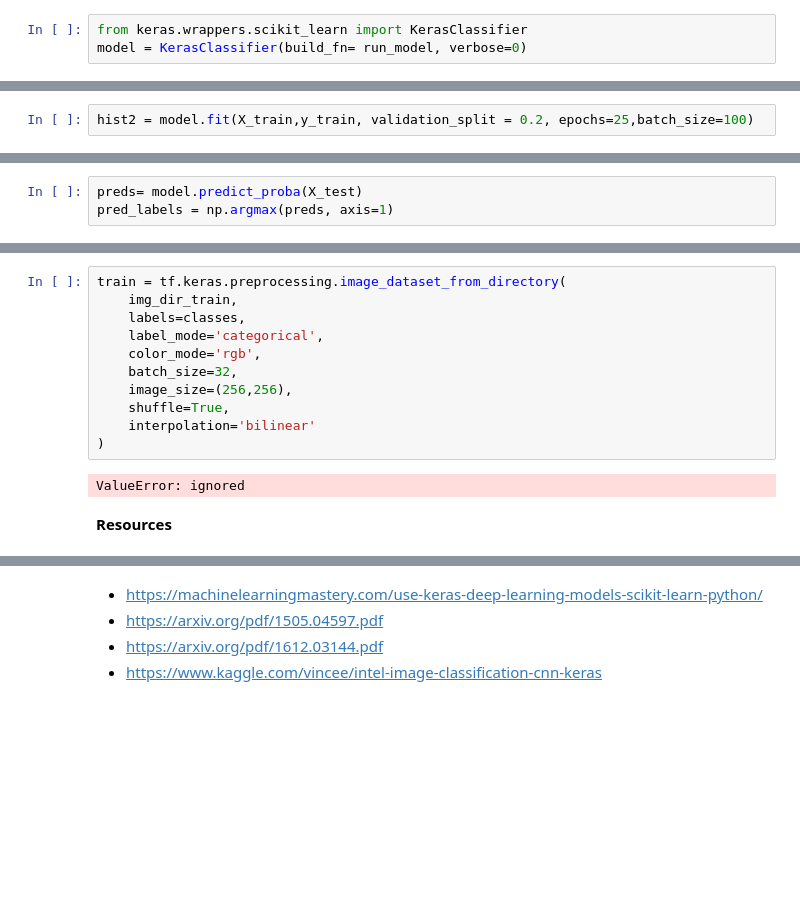
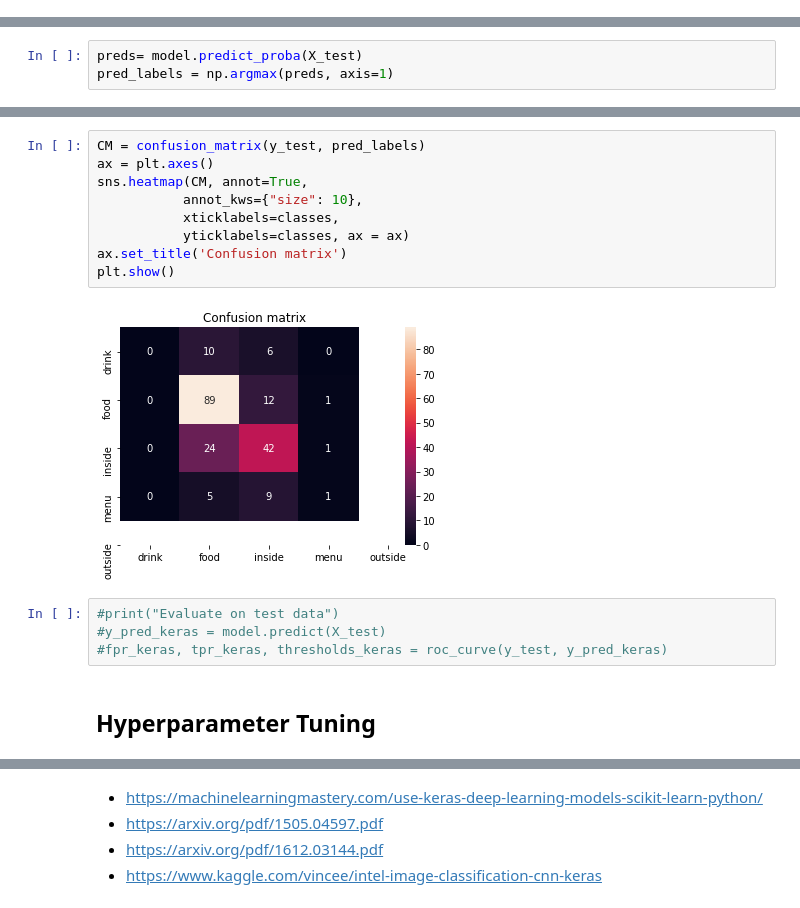
Before and after one commit to sathwikkes/Yelp-Image-Classification, a Jupyter notebook: data_wrangling.ipynb, the cells around one changed output, grey strips where cells are left out. Drawn from its saved outputs; the diff is of its cells as text; blank space fills up the shorter version.

Commit message:
reorganized the notebook (structured toc); reran CNN, computed confusion_matrix, evaluated, saved model; still thinking of image augmentation

```diff
--- a/data_wrangling.ipynb
+++ b/data_wrangling.ipynb
@@ -516,3 +506,0 @@ def run_model(optimizer='adam'):
-# %%
-from keras.wrappers.scikit_learn import KerasClassifier
-model = KerasClassifier(build_fn= run_model, verbose=0)
@@ -586,5 +531,3 @@ print(results.mean())
-# %%
-hist2 = model.fit(X_train,y_train, validation_split = 0.2, epochs=25,batch_size=100)
 # %%
 loss_test =model.evaluate(X_test,y_test)
 # %% [output]
@@ -768,15 +595,17 @@ TypeError: ignored
-# %%
-train = tf.keras.preprocessing.image_dataset_from_directory(
-    img_dir_train,
-    labels=classes,
-    label_mode='categorical',
-    color_mode='rgb',
-    batch_size=32,
-    image_size=(256,256),
-    shuffle=True,
-    interpolation='bilinear'
-)
-# %% [output]
-ValueError: ignored
-# %% [markdown]
-**Resources**
+# %%
+CM = confusion_matrix(y_test, pred_labels)
+ax = plt.axes()
+sns.heatmap(CM, annot=True,
+           annot_kws={"size": 10},
+           xticklabels=classes,
+           yticklabels=classes, ax = ax)
+ax.set_title('Confusion matrix')
+plt.show()
+# %% [output]
+[figure, added]
+# %%
+#print("Evaluate on test data")
+#y_pred_keras = model.predict(X_test)
+#fpr_keras, tpr_keras, thresholds_keras = roc_curve(y_test, y_pred_keras)
+# %% [markdown]
+## Hyperparameter Tuning
```
Also changed, not shown: parts of 85 cells of this notebook.
